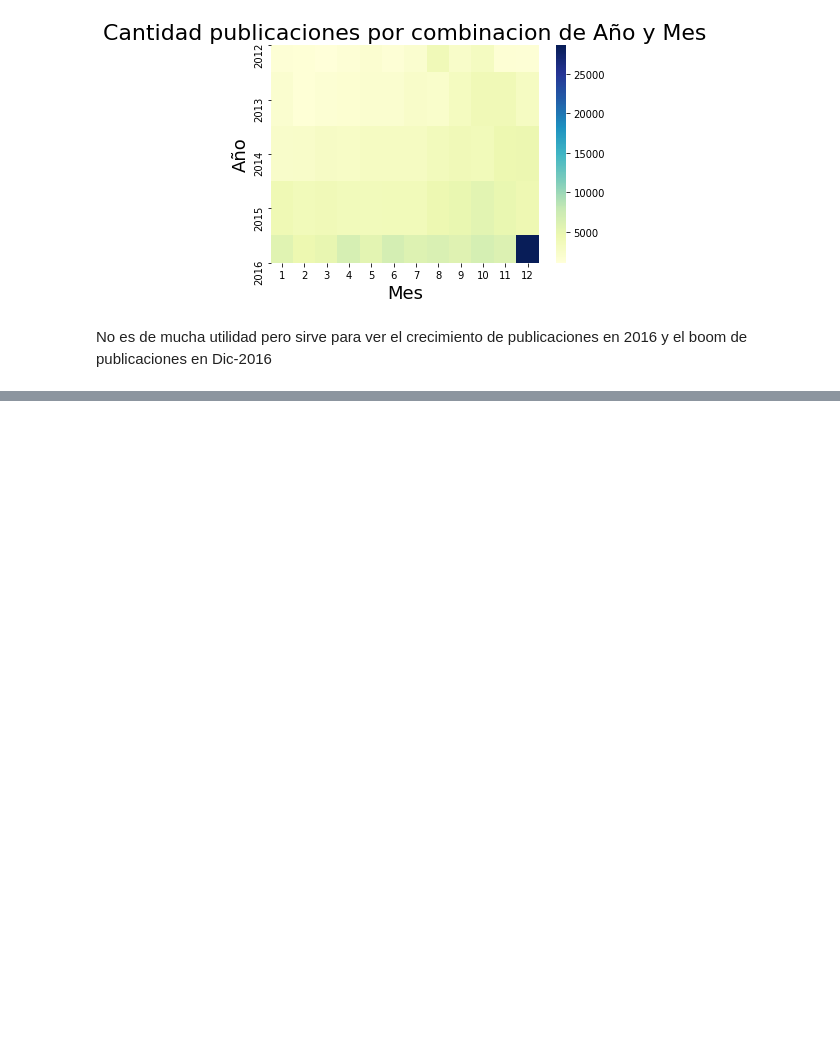
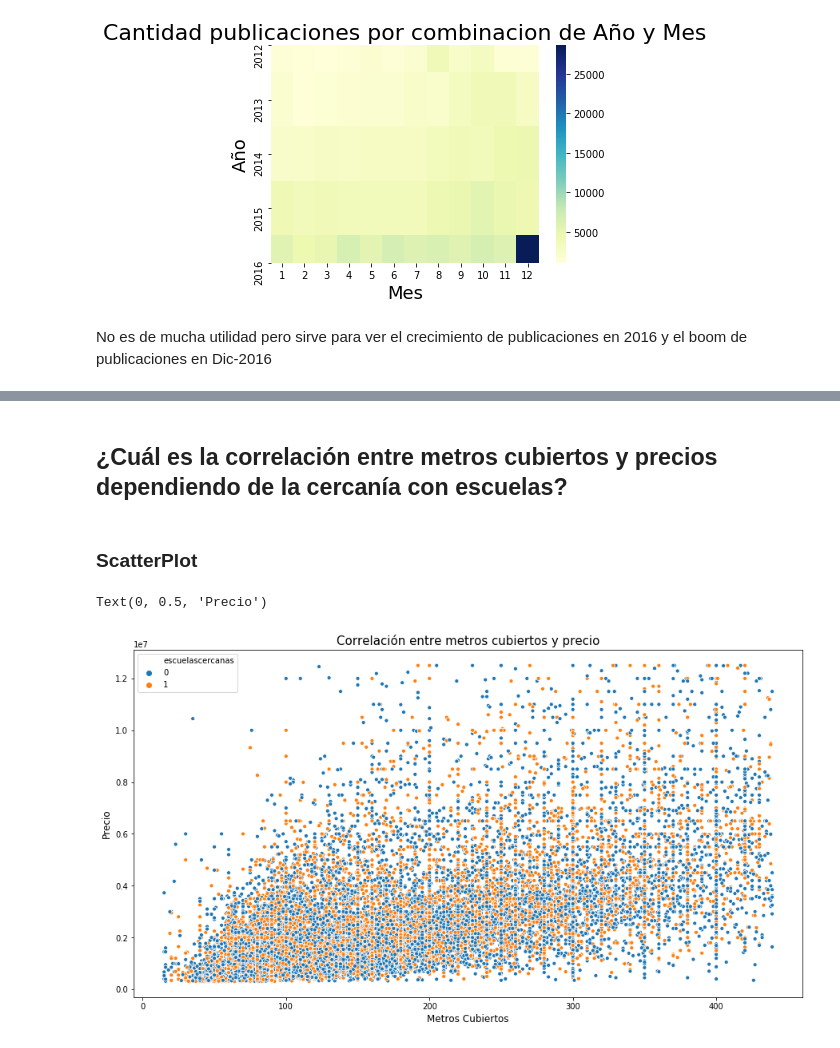
Before and after one commit to cessar5/7506_20192C, a Jupyter notebook: tp1-v2.ipynb, the cells around one changed output, grey strips where cells are left out. Saved outputs shown, nothing was run; the diff lists cells and outputs as text; code cells hidden in the pictures; blank space fills up the shorter version.

```diff
--- a/tp1-v2.ipynb
+++ b/tp1-v2.ipynb
@@ -385,0 +442,14 @@ No es de mucha utilidad pero sirve para ver el crecimiento de publicaciones en 2
+# %% [markdown]
+## ¿Cuál es la correlación entre metros cubiertos y precios dependiendo de la cercanía con escuelas?
+# %% [markdown]
+### ScatterPlot
+# %%
+dfZP_escuelas_sample = dfZP.sample(frac=0.10).copy().dropna(subset=['metroscubiertos'])
+fig, ax = plt.subplots(figsize=(15,8))
+ax = sns.scatterplot(ax=ax, x="metroscubiertos", y="precio", hue="escuelascercanas", data=dfZP_escuelas_sample, s=25)
+ax.set_title("Correlación entre metros cubiertos y precio", fontsize=15)
+ax.set_xlabel("Metros Cubiertos", fontsize=12)
+ax.set_ylabel("Precio", fontsize=12)
+# %% [output]
+Text(0, 0.5, 'Precio')
+[figure, added]
```
Also changed, not shown: parts of 25 cells of this notebook, 1 other file.
